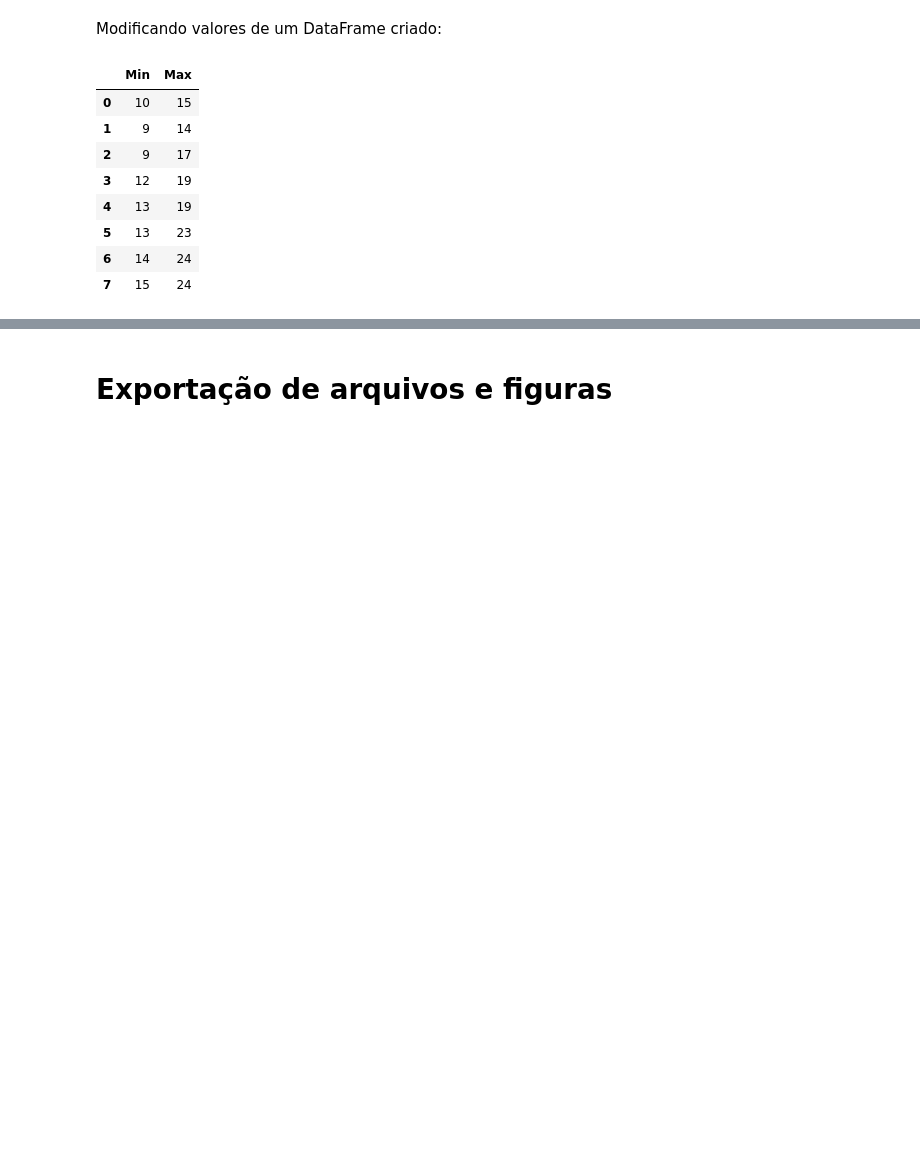
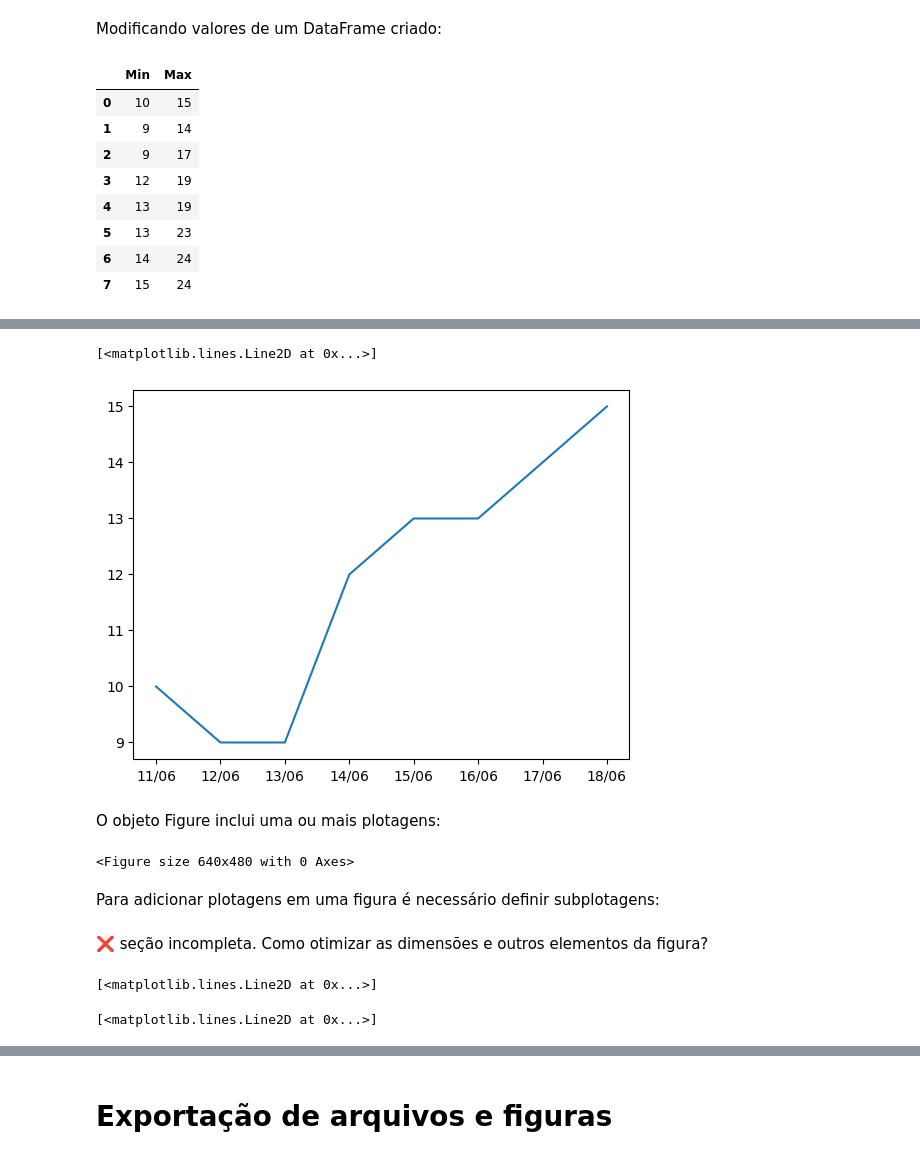
Before and after one commit to SantosRAC/gvenck_python_intro_2025, a Jupyter notebook: Dia_2.ipynb, the cells around one changed output, grey strips where cells are left out. Drawn from its saved outputs; the diff is of its cells as text; code cells hidden in the pictures; blank space fills up the shorter version.

```diff
--- a/Dia_2.ipynb
+++ b/Dia_2.ipynb
@@ -435,0 +413,13 @@ A biblioteca Matplotlib é uma das mais comuns para visualização de dados em P
+# %%
+plt.plot(temperaturas_df["Min"])
+# %% [output]
+[<matplotlib.lines.Line2D at 0x...>]
+[figure, added]
+# %% [markdown]
+O objeto Figure inclui uma ou mais plotagens:
+# %%
+fig = plt.figure()
+# %% [output]
+<Figure size 640x480 with 0 Axes>
+# %% [markdown]
+Para adicionar plotagens em uma figura é necessário definir subplotagens:
@@ -435,0 +429,10 @@ A biblioteca Matplotlib é uma das mais comuns para visualização de dados em P
+# %% [markdown]
+❌ seção incompleta. Como otimizar as dimensões e outros elementos da figura?
+# %%
+ax1.plot(temperaturas_df["Min"])
+# %% [output]
+[<matplotlib.lines.Line2D at 0x...>]
+# %%
+ax2.plot(temperaturas_df["Max"])
+# %% [output]
+[<matplotlib.lines.Line2D at 0x...>]
```
Also changed, not shown: parts of 47 cells of this notebook.
